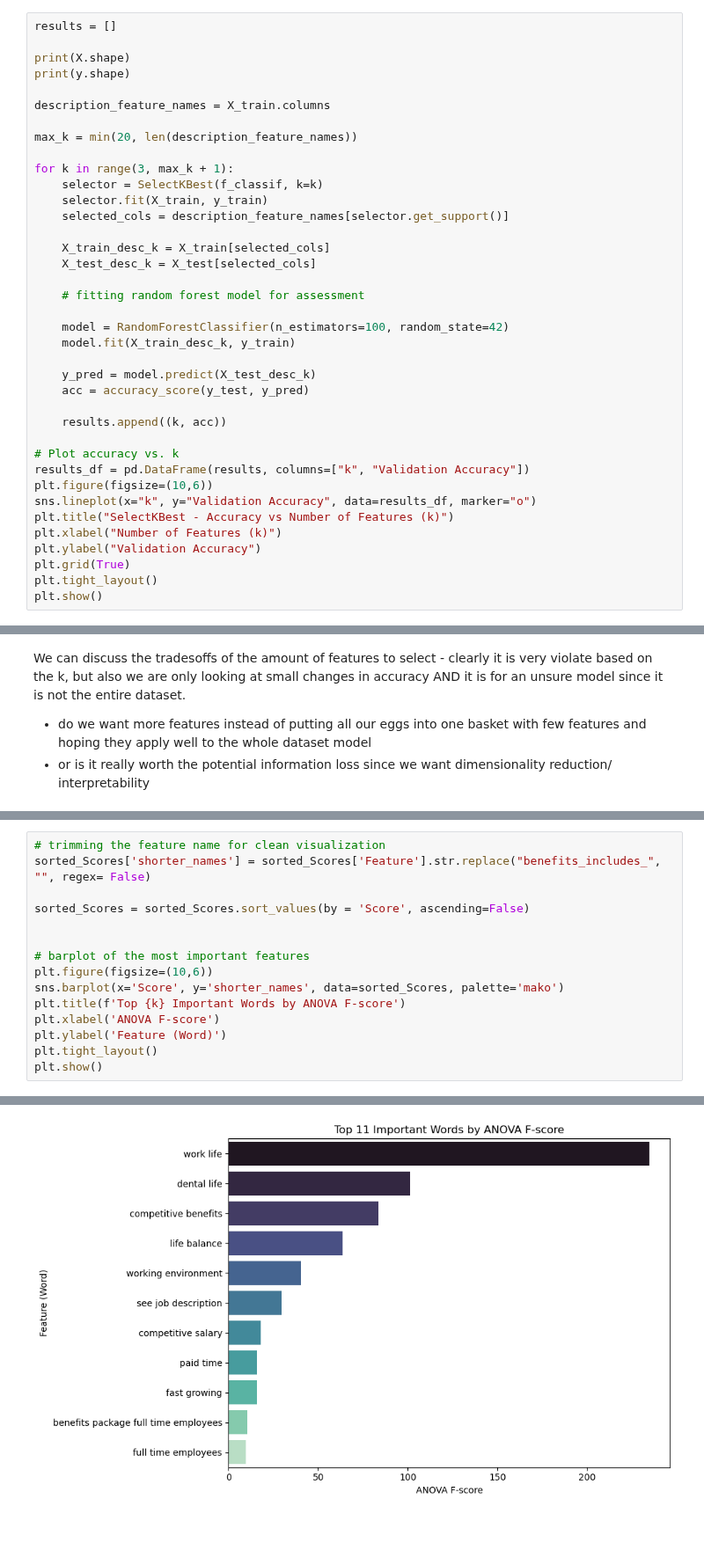
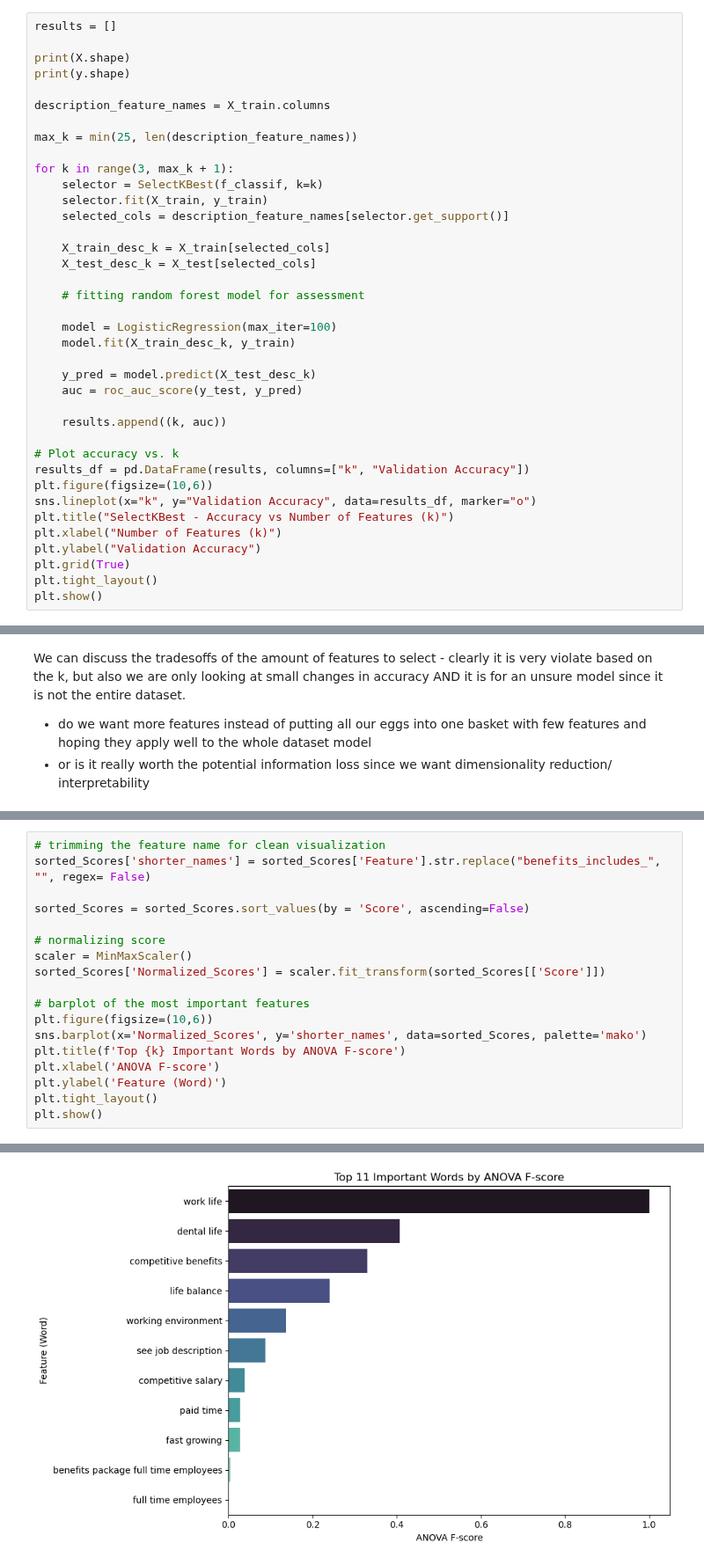
Before and after one commit to ecw70574/dsci2_final_project, a Jupyter notebook: TestingVectorization.ipynb, the cells around one changed output, grey strips where cells are left out. Shown at 88% size. Cells and saved outputs as stored; diff of their text form; blank space fills up the shorter version.

```diff
--- a/TestingVectorization.ipynb
+++ b/TestingVectorization.ipynb
@@ -930,7 +923,7 @@ print(y.shape)
 
 description_feature_names = X_train.columns
 
-max_k = min(20, len(description_feature_names))
+max_k = min(25, len(description_feature_names))
 
 for k in range(3, max_k + 1):
     selector = SelectKBest(f_classif, k=k)
@@ -942,13 +935,13 @@ for k in range(3, max_k + 1):
 
     # fitting random forest model for assessment
 
-    model = RandomForestClassifier(n_estimators=100, random_state=42)
+    model = LogisticRegression(max_iter=100)
     model.fit(X_train_desc_k, y_train)
 
     y_pred = model.predict(X_test_desc_k)
-    acc = accuracy_score(y_test, y_pred)
+    auc = roc_auc_score(y_test, y_pred)
 
-    results.append((k, acc))
+    results.append((k, auc))
 
 # Plot accuracy vs. k
 results_df = pd.DataFrame(results, columns=["k", "Validation Accuracy"])
@@ -1190,10 +1212,13 @@ sorted_Scores['shorter_names'] = sorted_Scores['Feature'].str.replace("benefits_
 
 sorted_Scores = sorted_Scores.sort_values(by = 'Score', ascending=False)
 
+# normalizing score
+scaler = MinMaxScaler()
+sorted_Scores['Normalized_Scores'] = scaler.fit_transform(sorted_Scores[['Score']])
 
 # barplot of the most important features
 plt.figure(figsize=(10,6))
-sns.barplot(x='Score', y='shorter_names', data=sorted_Scores, palette='mako')
+sns.barplot(x='Normalized_Scores', y='shorter_names', data=sorted_Scores, palette='mako')
 plt.title(f'Top {k} Important Words by ANOVA F-score')
 plt.xlabel('ANOVA F-score')
 plt.ylabel('Feature (Word)')
@@ -1206 +1231 @@ Passing `palette` without assigning `hue` is deprecated and will be removed in v
-[figure, old version]
+[figure, new version]
```
Also changed, not shown: parts of 16 cells of this notebook.
